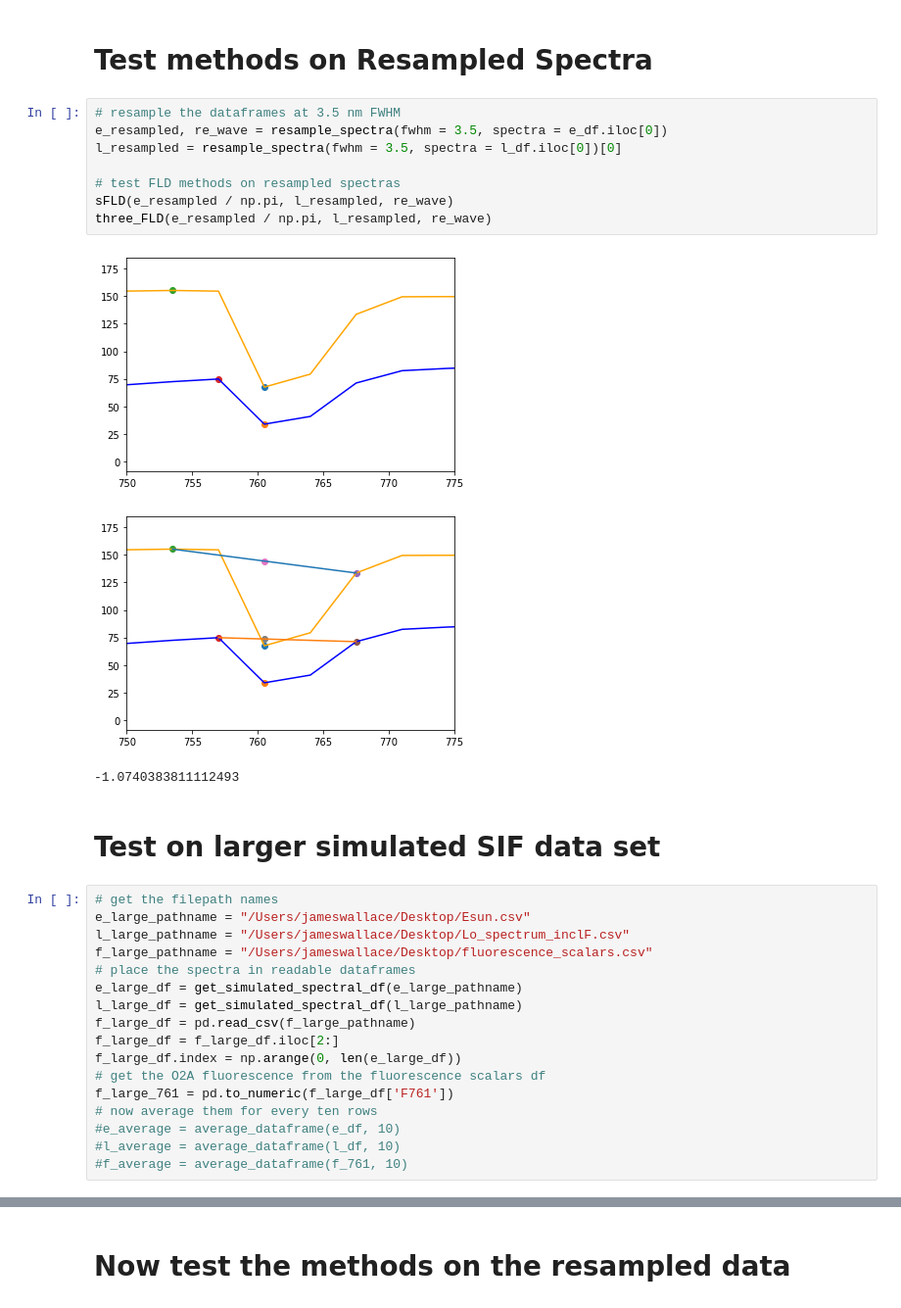
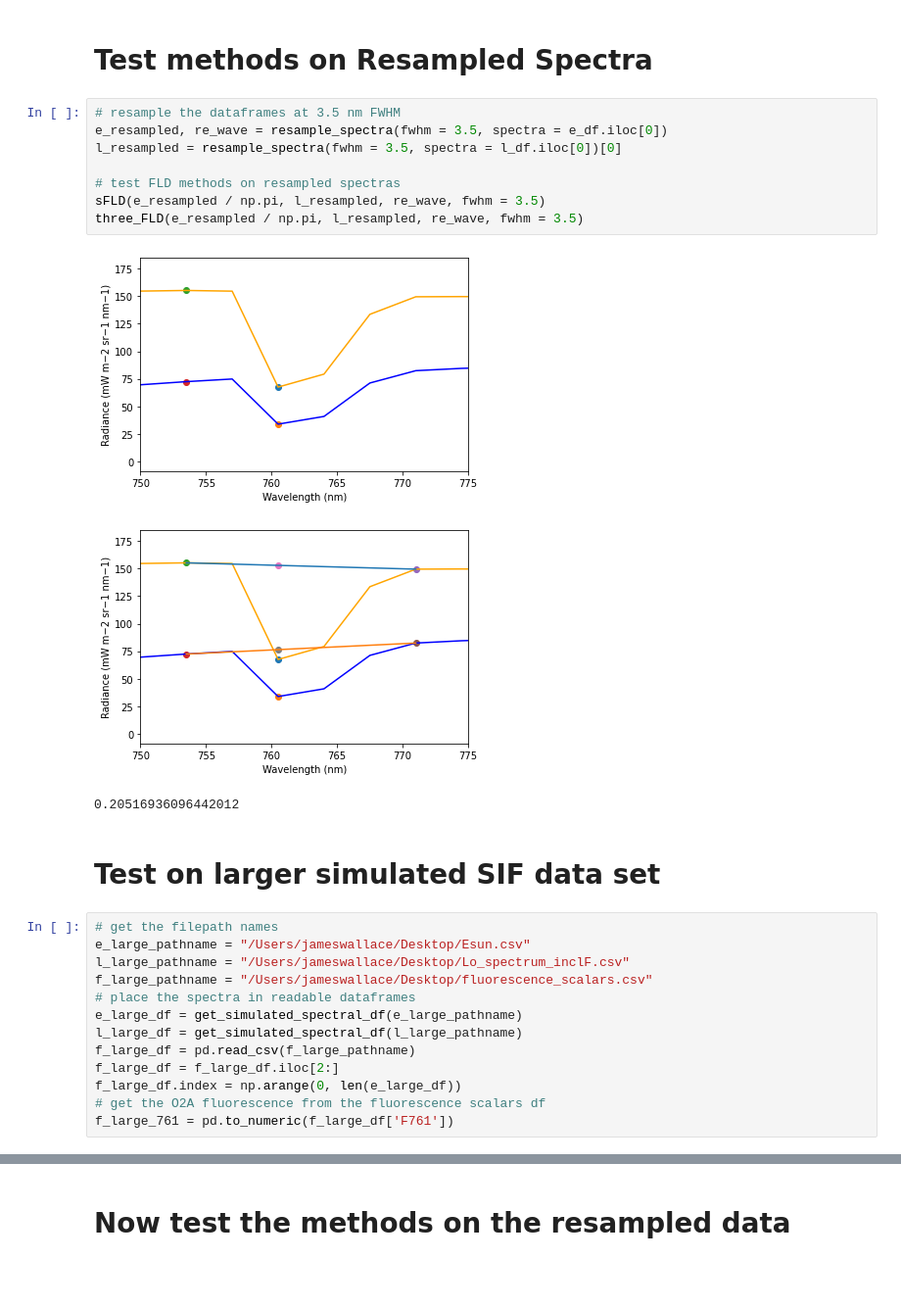
Before and after one commit to JamesWallace99/SIF_MISCADA_PROJECT, a Jupyter notebook: SCOPE_simulations/FLD_accuracy_test.ipynb, the cells around one changed output, grey strips where cells are left out. Shown at 98% size. Cells and saved outputs as stored; diff of their text form; blank space fills up the shorter version.

```diff
--- a/SCOPE_simulations/FLD_accuracy_test.ipynb
+++ b/SCOPE_simulations/FLD_accuracy_test.ipynb
@@ -89,15 +89,15 @@ np.mean(percentage_errors)
 # %%
 # resample the dataframes at 3.5 nm FWHM
 e_resampled, re_wave = resample_spectra(fwhm = 3.5, spectra = e_df.iloc[0])
 l_resampled = resample_spectra(fwhm = 3.5, spectra = l_df.iloc[0])[0]
 
 # test FLD methods on resampled spectras
-sFLD(e_resampled / np.pi, l_resampled, re_wave)
-three_FLD(e_resampled / np.pi, l_resampled, re_wave)
+sFLD(e_resampled / np.pi, l_resampled, re_wave, fwhm = 3.5)
+three_FLD(e_resampled / np.pi, l_resampled, re_wave, fwhm = 3.5)
 # %% [output]
-[figure, old version]
+[figure, new version]
-[figure, old version]
+[figure, new version]
--1.0740383811112493
+0.20516936096442012
 # %% [markdown]
 # Test on larger simulated SIF data set
 # %%
@@ -113,10 +113,6 @@ f_large_df = f_large_df.iloc[2:]
 f_large_df.index = np.arange(0, len(e_large_df))
 # get the O2A fluorescence from the fluorescence scalars df
 f_large_761 = pd.to_numeric(f_large_df['F761'])
-# now average them for every ten rows
-#e_average = average_dataframe(e_df, 10)
-#l_average = average_dataframe(l_df, 10)
-#f_average = average_dataframe(f_761, 10)
 # %%
 # test the sFLD method
 percentage_errors = []
```
Also changed, not shown: parts of 11 cells of this notebook, 7 other files.
